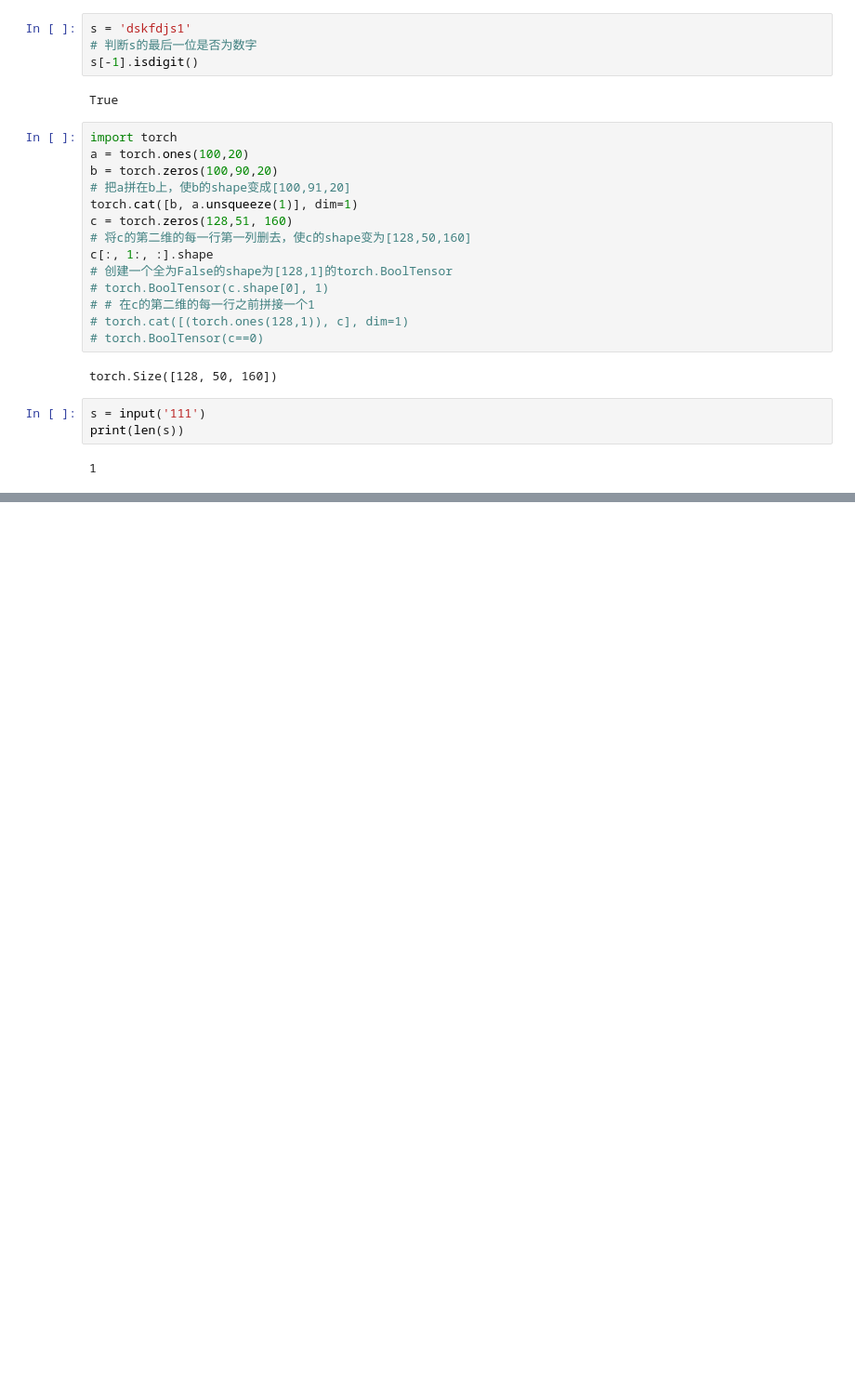
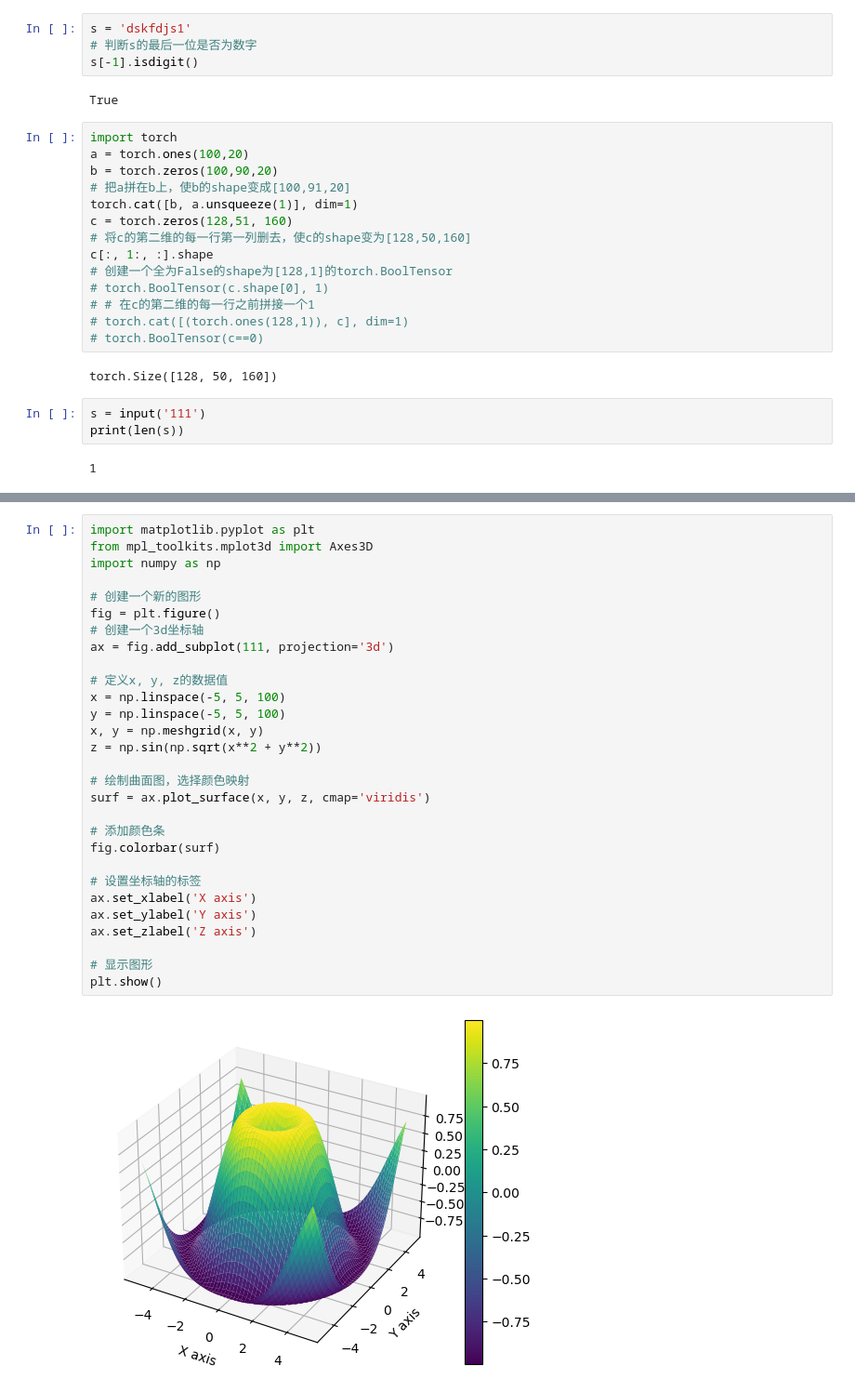
Before and after one commit to Keffee/First_paper_reading, a Jupyter notebook: try.ipynb, the cells around one changed output, grey strips where cells are left out. Shown: that part at 93% size. Cells and saved outputs as stored; diff of their text form; blank space fills up the shorter version.

```diff
--- a/try.ipynb
+++ b/try.ipynb
@@ -142,0 +192,31 @@ import json
+# %%
+import matplotlib.pyplot as plt
+from mpl_toolkits.mplot3d import Axes3D
+import numpy as np
+
+# 创建一个新的图形
+fig = plt.figure()
+# 创建一个3d坐标轴
+ax = fig.add_subplot(111, projection='3d')
+
+# 定义x, y, z的数据值
+x = np.linspace(-5, 5, 100)
+y = np.linspace(-5, 5, 100)
+x, y = np.meshgrid(x, y)
+z = np.sin(np.sqrt(x**2 + y**2))
+
+# 绘制曲面图，选择颜色映射
+surf = ax.plot_surface(x, y, z, cmap='viridis')
+
+# 添加颜色条
+fig.colorbar(surf)
+
+# 设置坐标轴的标签
+ax.set_xlabel('X axis')
+ax.set_ylabel('Y axis')
+ax.set_zlabel('Z axis')
+
+# 显示图形
+plt.show()
+# %% [output]
+[figure, added]
```
Also changed, not shown: parts of 10 cells of this notebook, 5 other files.
